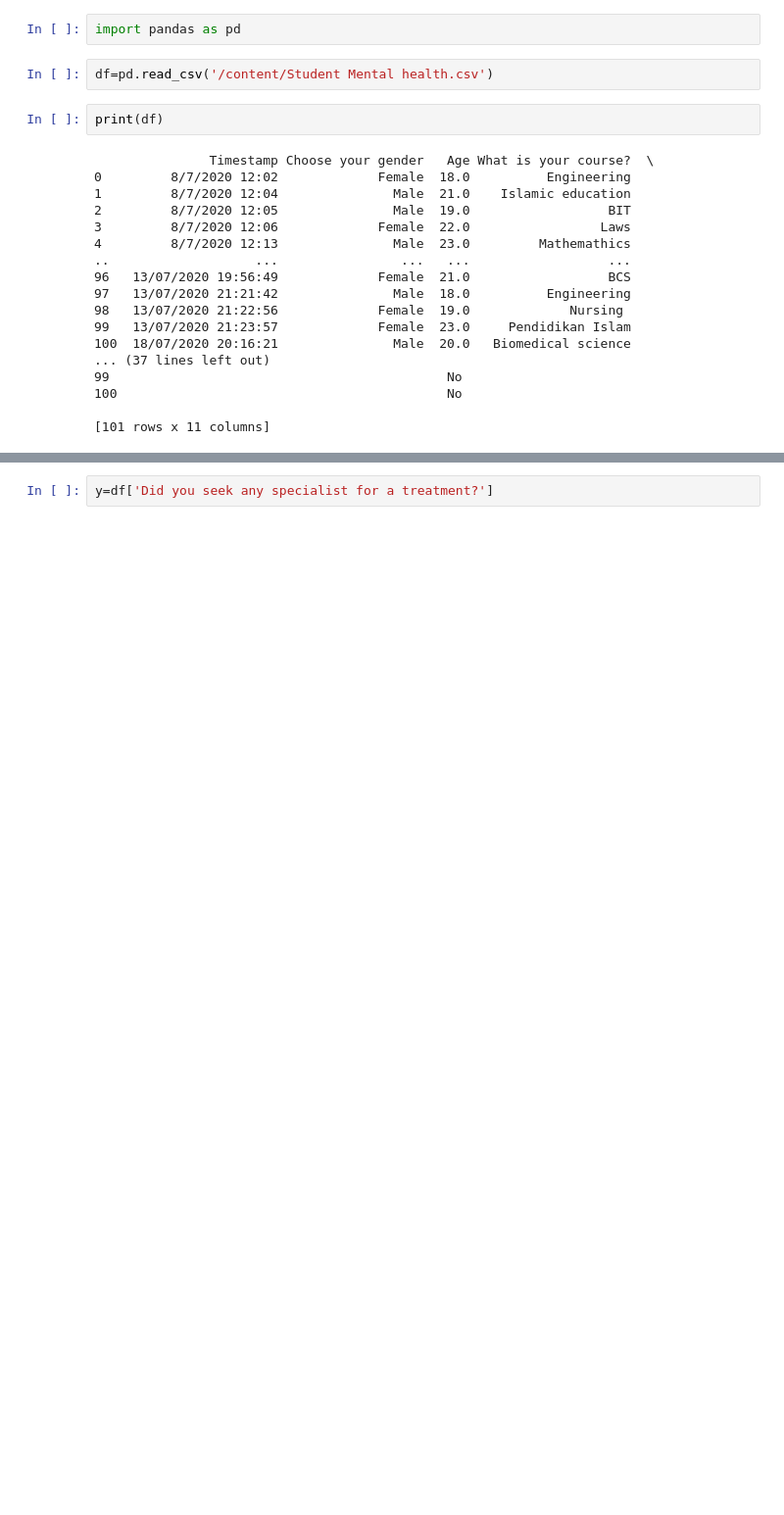
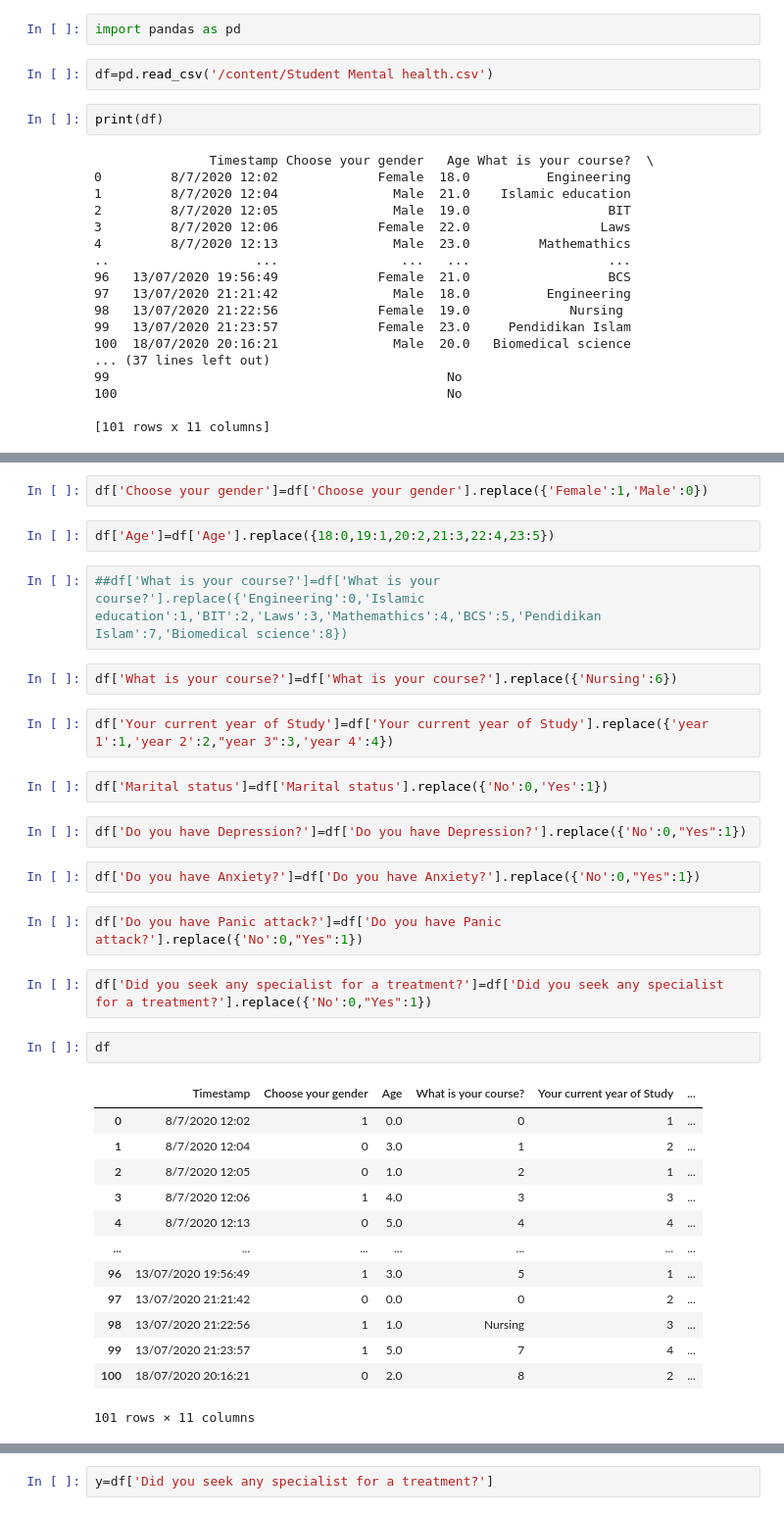
Before and after one commit to Harshita15887/SML, a Jupyter notebook: Project.ipynb, the cells around one changed output, grey strips where cells are left out. Shown at 98% size. Drawn from its saved outputs; the diff is of its cells as text; blank space fills up the shorter version.

```diff
--- a/Project.ipynb
+++ b/Project.ipynb
@@ -26,0 +43,36 @@ print(df)
+# %%
+df['Choose your gender']=df['Choose your gender'].replace({'Female':1,'Male':0})
+# %%
+df['Age']=df['Age'].replace({18:0,19:1,20:2,21:3,22:4,23:5})
+# %%
+##df['What is your course?']=df['What is your course?'].replace({'Engineering':0,'Islamic education':1,'BIT':2,'Laws':3,'Mathemathics':4,'BCS':5,'Pendidikan Islam':7,'Biomedical science':8})
+# %%
+df['What is your course?']=df['What is your course?'].replace({'Nursing':6})
+# %%
+df['Your current year of Study']=df['Your current year of Study'].replace({'year 1':1,'year 2':2,"year 3":3,'year 4':4})
+# %%
+df['Marital status']=df['Marital status'].replace({'No':0,'Yes':1})
+# %%
+df['Do you have Depression?']=df['Do you have Depression?'].replace({'No':0,"Yes":1})
+# %%
+df['Do you have Anxiety?']=df['Do you have Anxiety?'].replace({'No':0,"Yes":1})
+# %%
+df['Do you have Panic attack?']=df['Do you have Panic attack?'].replace({'No':0,"Yes":1})
+# %%
+df['Did you seek any specialist for a treatment?']=df['Did you seek any specialist for a treatment?'].replace({'No':0,"Yes":1})
+# %%
+df
+# %% [output]
+|  | Timestamp | Choose your gender | Age | What is your course? | Your current year of Study | ... |
+| 0 | 8/7/2020 12:02 | 1 | 0.0 | 0 | 1 | ... |
+| 1 | 8/7/2020 12:04 | 0 | 3.0 | 1 | 2 | ... |
+| 2 | 8/7/2020 12:05 | 0 | 1.0 | 2 | 1 | ... |
+| 3 | 8/7/2020 12:06 | 1 | 4.0 | 3 | 3 | ... |
+| 4 | 8/7/2020 12:13 | 0 | 5.0 | 4 | 4 | ... |
+| ... | ... | ... | ... | ... | ... | ... |
+| 96 | 13/07/2020 19:56:49 | 1 | 3.0 | 5 | 1 | ... |
+| 97 | 13/07/2020 21:21:42 | 0 | 0.0 | 0 | 2 | ... |
+| 98 | 13/07/2020 21:22:56 | 1 | 1.0 | Nursing | 3 | ... |
+| 99 | 13/07/2020 21:23:57 | 1 | 5.0 | 7 | 4 | ... |
+| 100 | 18/07/2020 20:16:21 | 0 | 2.0 | 8 | 2 | ... |
+101 rows × 11 columns
```
Also changed, not shown: parts of 24 cells of this notebook.
